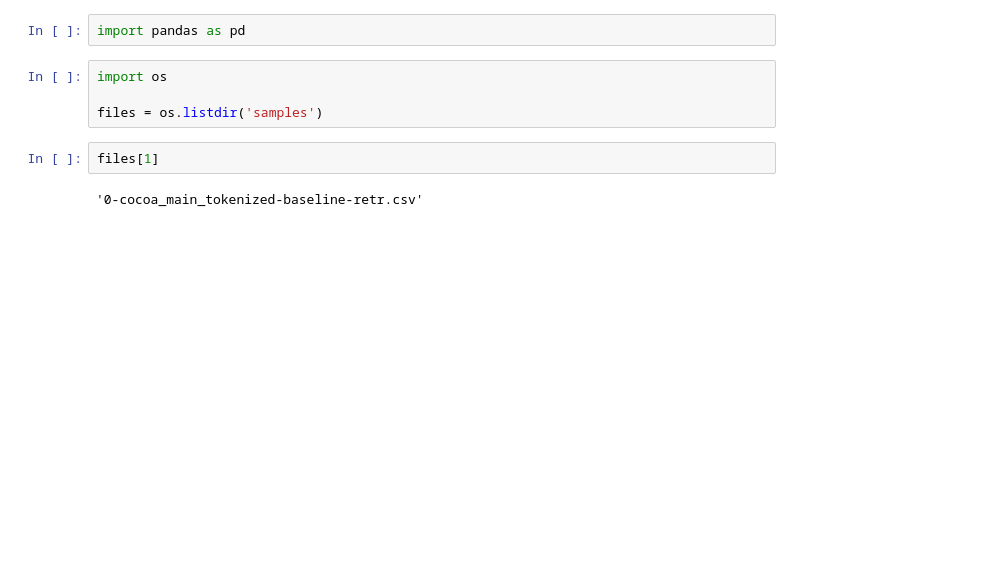
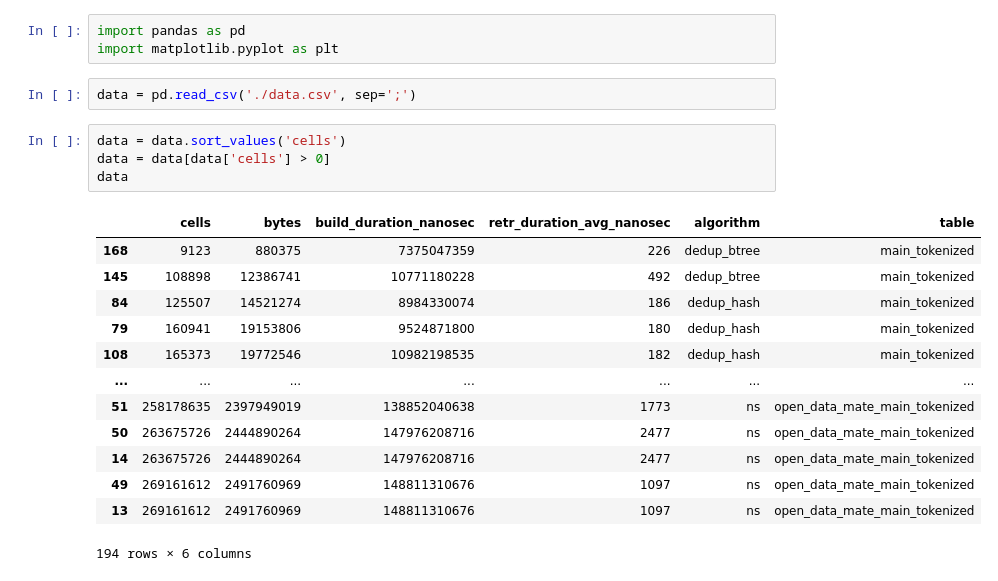
Before and after one commit to nilsmartel/bsc-ii-measure, a Jupyter notebook: render-graphs/testing.ipynb, the cells around one changed output. Drawn from its saved outputs; the diff is of its cells as text; blank space fills up the shorter version.

```diff
--- a/render-graphs/testing.ipynb
+++ b/render-graphs/testing.ipynb
@@ -1,10 +1,23 @@
 # %%
 import pandas as pd
+import matplotlib.pyplot as plt
 # %%
-import os
-
-files = os.listdir('samples')
+data = pd.read_csv('./data.csv', sep=';')
 # %%
-files[1]
+data = data.sort_values('cells')
+data = data[data['cells'] > 0]
+data
 # %% [output]
+|  | cells | bytes | build_duration_nanosec | retr_duration_avg_nanosec | algorithm | table |
+| 168 | 9123 | 880375 | 7375047359 | 226 | dedup_btree | main_tokenized |
+| 145 | 108898 | 12386741 | 10771180228 | 492 | dedup_btree | main_tokenized |
+| 84 | 125507 | 14521274 | 8984330074 | 186 | dedup_hash | main_tokenized |
+| 79 | 160941 | 19153806 | 9524871800 | 180 | dedup_hash | main_tokenized |
+| 108 | 165373 | 19772546 | 10982198535 | 182 | dedup_hash | main_tokenized |
+| ... | ... | ... | ... | ... | ... | ... |
+| 51 | 258178635 | 2397949019 | 138852040638 | 1773 | ns | open_data_mate_main_tokenized |
+| 50 | 263675726 | 2444890264 | 147976208716 | 2477 | ns | open_data_mate_main_tokenized |
+| 14 | 263675726 | 2444890264 | 147976208716 | 2477 | ns | open_data_mate_main_tokenized |
+| 49 | 269161612 | 2491760969 | 148811310676 | 1097 | ns | open_data_mate_main_tokenized |
+| 13 | 269161612 | 2491760969 | 148811310676 | 1097 | ns | open_data_mate_main_tokenized |
-'0-cocoa_main_tokenized-baseline-retr.csv'
+194 rows × 6 columns
```
Also changed, not shown: parts of 10 cells of this notebook, 5 other files.
